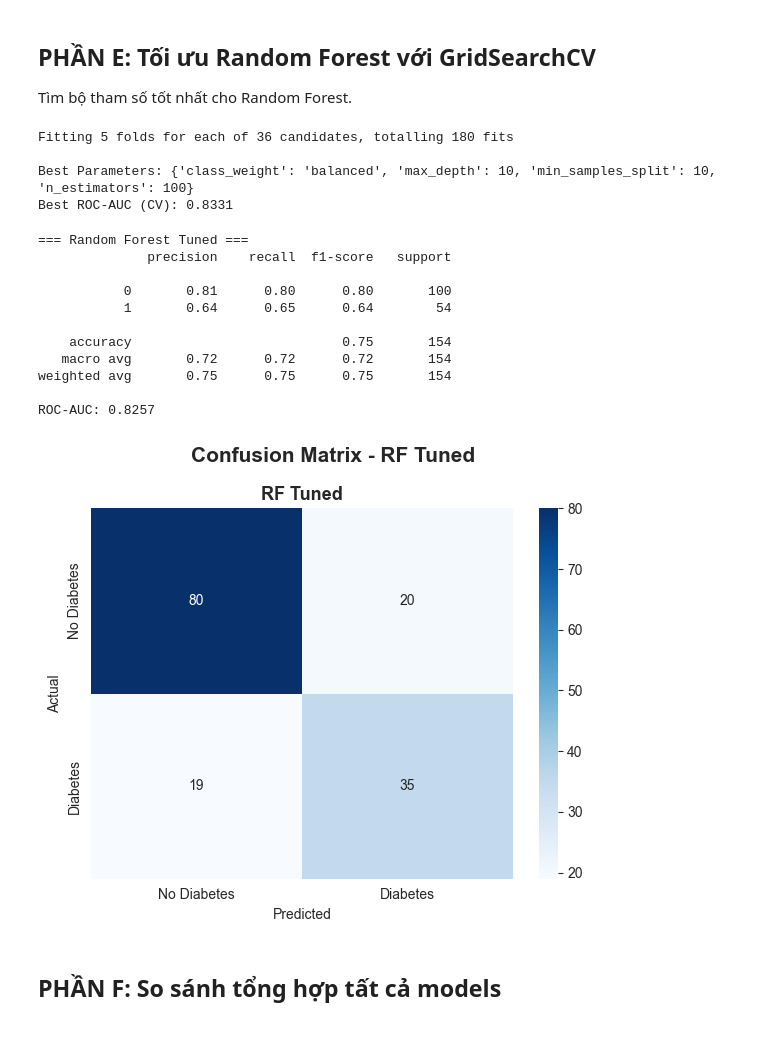
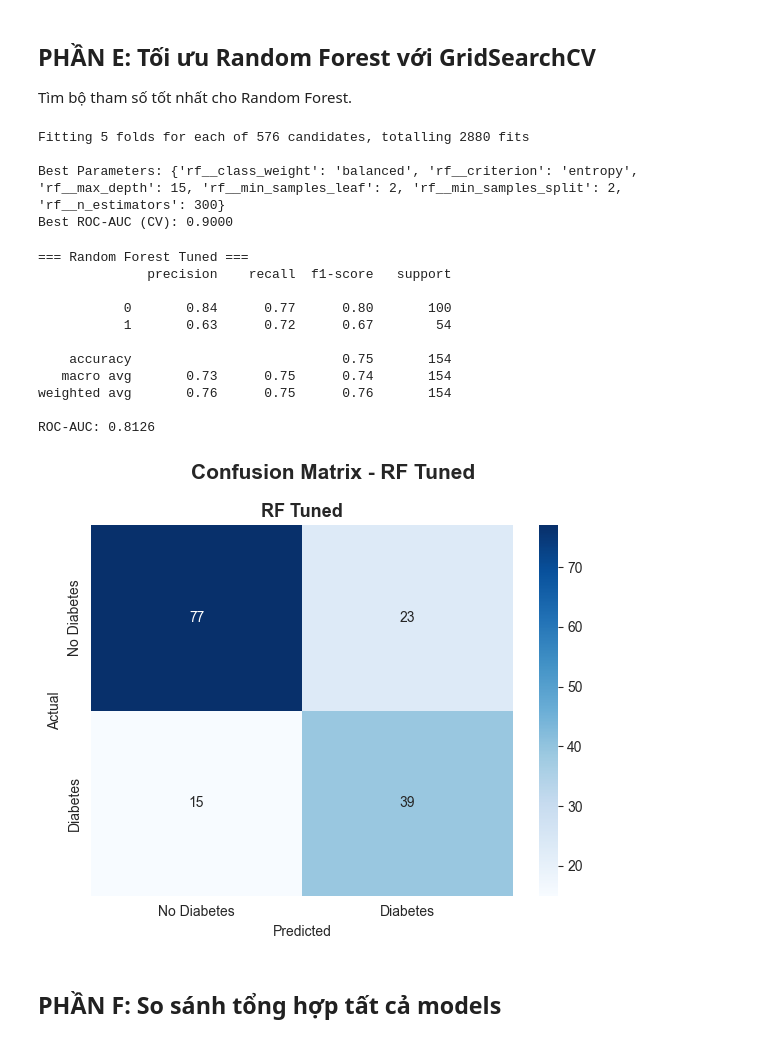
Before and after one commit to CongHoan9/Project-2-DuDoanTieuDuong, a Jupyter notebook: notebooks/03_Train_So_Sanh_Models.ipynb, the cells around one changed output. Drawn from its saved outputs; the diff is of its cells as text; code cells hidden in the pictures.

```diff
--- a/notebooks/03_Train_So_Sanh_Models.ipynb
+++ b/notebooks/03_Train_So_Sanh_Models.ipynb
@@ -302,48 +281,58 @@ Dựa trên các chỉ số, đặc biệt là ROC-AUC (chỉ số quan trọng
 # %% [markdown]
 ## PHẦN E: Tối ưu Random Forest với GridSearchCV
 Tìm bộ tham số tốt nhất cho Random Forest.
-# %%
-param_grid = {
-    "n_estimators": [100, 200, 300],
-    "max_depth": [None, 10, 15, 20],
-    "min_samples_split": [2, 5, 10],
-    "class_weight": ["balanced"]
-}
-
-rf = RandomForestClassifier(random_state=42)
-grid_search = GridSearchCV(rf, param_grid, cv=5, scoring="roc_auc", n_jobs=-1, verbose=1)
-grid_search.fit(X_train_scaled, y_train)
-
-print(f"\nBest Parameters: {grid_search.best_params_}")
-print(f"Best ROC-AUC (CV): {grid_search.best_score_:.4f}")
-# %% [output]
-Fitting 5 folds for each of 36 candidates, totalling 180 fits
-
-Best Parameters: {'class_weight': 'balanced', 'max_depth': 10, 'min_samples_split': 10, 'n_estimators': 100}
-Best ROC-AUC (CV): 0.8331
+# %%
+pipeline = ImbPipeline([
+    ('smote', SMOTE(random_state=42)),
+    ('rf', RandomForestClassifier(random_state=42))
+]) # 2. Không gian tham số mở rộng, quét sâu và kiểm soát chặt chẽ cấu trúc cây
+param_grid_precise = {
+    "rf__n_estimators": [100, 200, 300, 500], # Số lượng cây: Quét rộng để đảm bảo mô hình hội tụ ổn định
+    "rf__max_depth": [8, 10, 12, 15],# Độ sâu tối đa: Khống chế các ngưỡng cụ thể để tìm điểm cân bằng Bias-Variance
+    "rf__min_samples_split": [2, 5, 10],# Số mẫu tối thiểu để tách nút: Ngăn các nút quá nhỏ tạo ranh giới cô lập
+    "rf__min_samples_leaf": [2, 4, 6],# Số mẫu tối thiểu tại lá: Tham số tối quan trọng để làm mịn ranh giới phi tuyến, chống Overfitting
+    "rf__criterion": ["gini", "entropy"],# Tiêu chí đo lường chất lượng phân tách nhánh
+    "rf__class_weight": ["balanced", None]# Trọng số lớp: Thử nghiệm cả hai phương án để bổ trợ tối đa cho SMOTE
+} # 3. Cấu hình GridSearchCV với độ chuẩn xác tối đa
+grid_search = GridSearchCV(
+    estimator=pipeline,
+    param_grid=param_grid_precise,
+    cv=5,                 # 5-fold Stratified CV giúp phân phối nhãn đồng đều giữa các fold
+    scoring="roc_auc",    # Tập trung tối ưu hóa diện tích dưới đường cong ROC
+    n_jobs=-1,            # Tận dụng toàn bộ nhân CPU để xử lý song song vì số tổ hợp rất lớn
+    verbose=1
+) # 4. Huấn luyện
+grid_search.fit(X_train_scaled, y_train_scaled)
+print(f"\nBest Parameters: {grid_search.best_params_}")
+print(f"Best ROC-AUC (CV): {grid_search.best_score_:.4f}")
+# %% [output]
+Fitting 5 folds for each of 576 candidates, totalling 2880 fits
+
+Best Parameters: {'rf__class_weight': 'balanced', 'rf__criterion': 'entropy', 'rf__max_depth': 15, 'rf__min_samples_leaf': 2, 'rf__min_samples_split': 2, 'rf__n_estimators': 300}
+Best ROC-AUC (CV): 0.9000
 # %%
 best_rf = grid_search.best_estimator_
-metrics_tuned, y_pred_tuned, y_prob_tuned = evaluate_model(best_rf, X_test_scaled, y_test, "RF Tuned")
+metrics_tuned, y_pred_tuned, y_prob_tuned = evaluate_model(best_rf, X_test_scaled, y_test_scaled, "RF Tuned")
 print("\n=== Random Forest Tuned ===")
-print(classification_report(y_test, y_pred_tuned))
+print(classification_report(y_test_scaled, y_pred_tuned))
 roc = metrics_tuned["ROC-AUC"]
 print(f"ROC-AUC: {roc:.4f}")
 # %% [output]
 === Random Forest Tuned ===
               precision    recall  f1-score   support
 
-           0       0.81      0.80      0.80       100
-           1       0.64      0.65      0.64        54
+           0       0.84      0.77      0.80       100
+           1       0.63      0.72      0.67        54
 
     accuracy                           0.75       154
-   macro avg       0.72      0.72      0.72       154
-weighted avg       0.75      0.75      0.75       154
+   macro avg       0.73      0.75      0.74       154
+weighted avg       0.76      0.75      0.76       154
 
-ROC-AUC: 0.8257
+ROC-AUC: 0.8126
 # %%
-plot_confusion_matrices([("RF Tuned", y_test, y_pred_tuned)], "Confusion Matrix - RF Tuned")
+plot_confusion_matrices([("RF Tuned", y_test_scaled, y_pred_tuned)], "Confusion Matrix - RF Tuned")
 # %% [output]
-[figure, old version]
+[figure, new version]
 # %% [markdown]
 ## PHẦN F: So sánh tổng hợp tất cả models
 # %%
```
Also changed, not shown: parts of 20 cells of this notebook, 2 other files.
